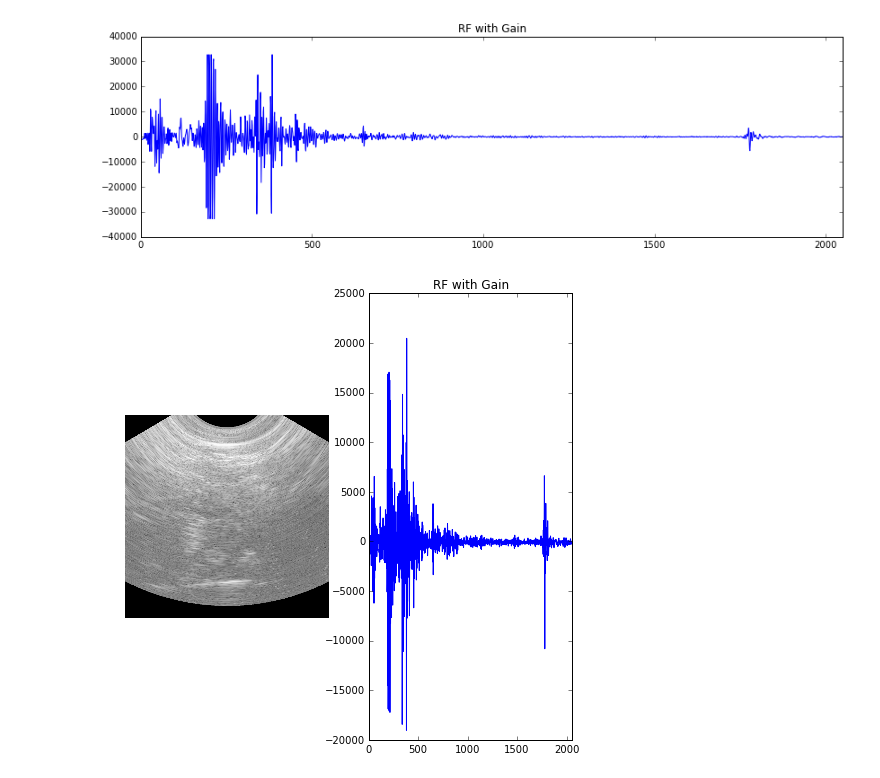
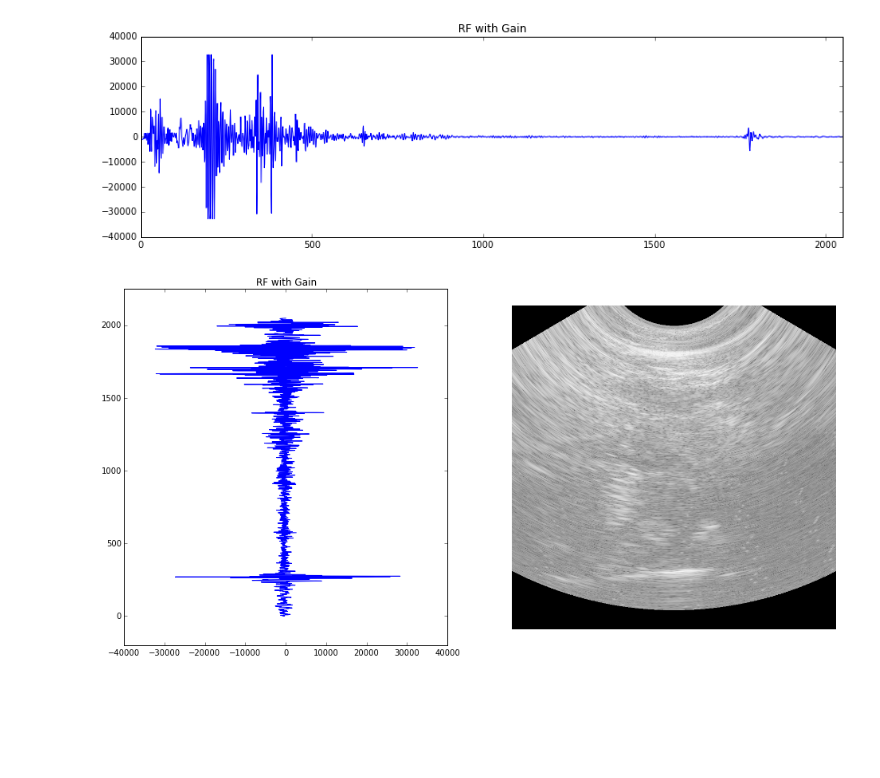
Before and after one commit to KitwareMedical/ITKUltrasound, a Jupyter notebook: notebooks/TimeGainCompensation.ipynb, the cells around one changed output. Saved outputs shown, nothing was run; the diff lists cells and outputs as text; code cells hidden in the pictures; blank space fills up the shorter version.

```diff
--- a/notebooks/TimeGainCompensation.ipynb
+++ b/notebooks/TimeGainCompensation.ipynb
@@ -122,37 +122,41 @@ ax.set_xlim(0, aline_samples)
 (0, 2048L)
 [figure]
 # %%
-def show_tgc(**kwargs):
-    """Adjusts the gain based on the passed kwargs and displays the result."""
-    for ii, value in enumerate(kwargs.values()):
-        gain.SetElement(ii, 1, value)
+def show_tgc(gain1=1.0, gain2=1.0, gain3=1.0, gain4=1.0, gain5=1.0):
+    """Adjusts the gain based on the passed values and displays the result."""
+    gain.SetElement(0, 1, gain1)
+    gain.SetElement(1, 1, gain2)
+    gain.SetElement(2, 1, gain3)
+    gain.SetElement(3, 1, gain4)
+    gain.SetElement(4, 1, gain5)
     tgc_filter.SetGain(gain)
 
     resampler.Update()
     bmode = resampler.GetOutput()
     bmode_array = itk.PyBuffer[ScanConvertedImageType].GetArrayFromImage(bmode)
 
-    fig = plt.figure(3, figsize=(8, 8))
+    image_caster.Update()
+    rf_with_gain = itk.PyBuffer[CastRFImageType].GetArrayFromImage(image_caster.GetOutput())
+
+    fig = plt.figure(3, figsize=(16, 8))
 
     ax = fig.add_subplot(1,2,1)
+    ax.plot(rf_with_gain[120, :], np.arange(len(rf_with_gain[120, :]), 0, -1))
+    ax.set_title('RF with Gain')
+    ax.set_ylim(-200, aline_samples+200)
+
+    ax = fig.add_subplot(1,2,2)
     ax.axis('off')
     ax.imshow(bmode_array, cmap='gray')
 
-    image_caster.Update()
-    rf_with_gain = itk.PyBuffer[CastRFImageType].GetArrayFromImage(image_caster.GetOutput())
-
-    ax = fig.add_subplot(1,2,2)
-    ax.plot(rf_with_gain[120, :])
-    ax.set_title('RF with Gain')
-    ax.set_xlim(0, aline_samples)
-
-max_gain = 2.1
+max_gain = 10.1
 gain_step = 0.1
-i = interact(show_tgc,
+widget = interactive(show_tgc,
              gain1=(0.0, max_gain, gain_step),
              gain2=(0.0, max_gain, gain_step),
              gain3=(0.0, max_gain, gain_step),
              gain4=(0.0, max_gain, gain_step),
              gain5=(0.0, max_gain, gain_step))
+display(widget)
 # %% [output]
-[figure, old version]
+[figure, new version]
```
Also changed, not shown: parts of 2 cells of this notebook.
